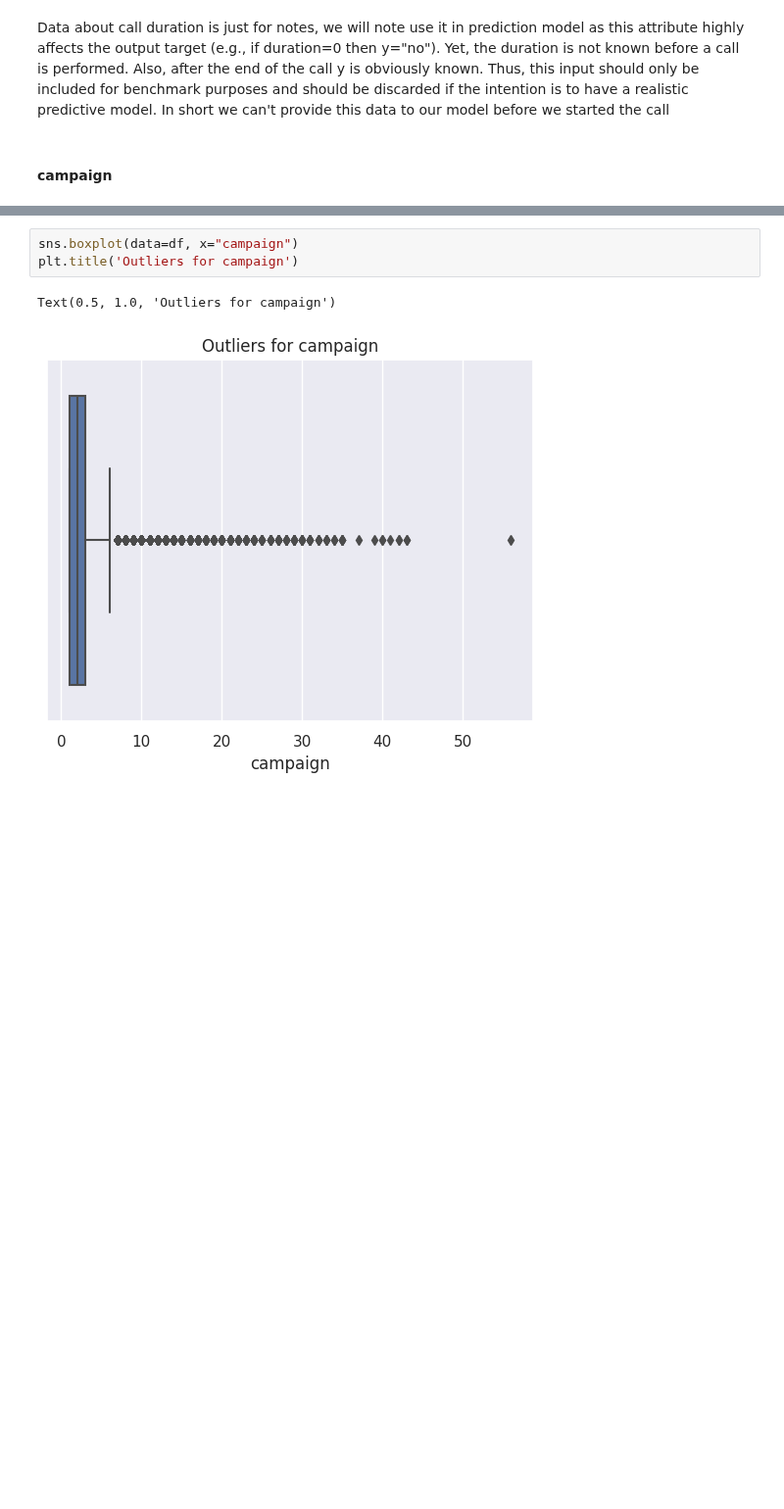
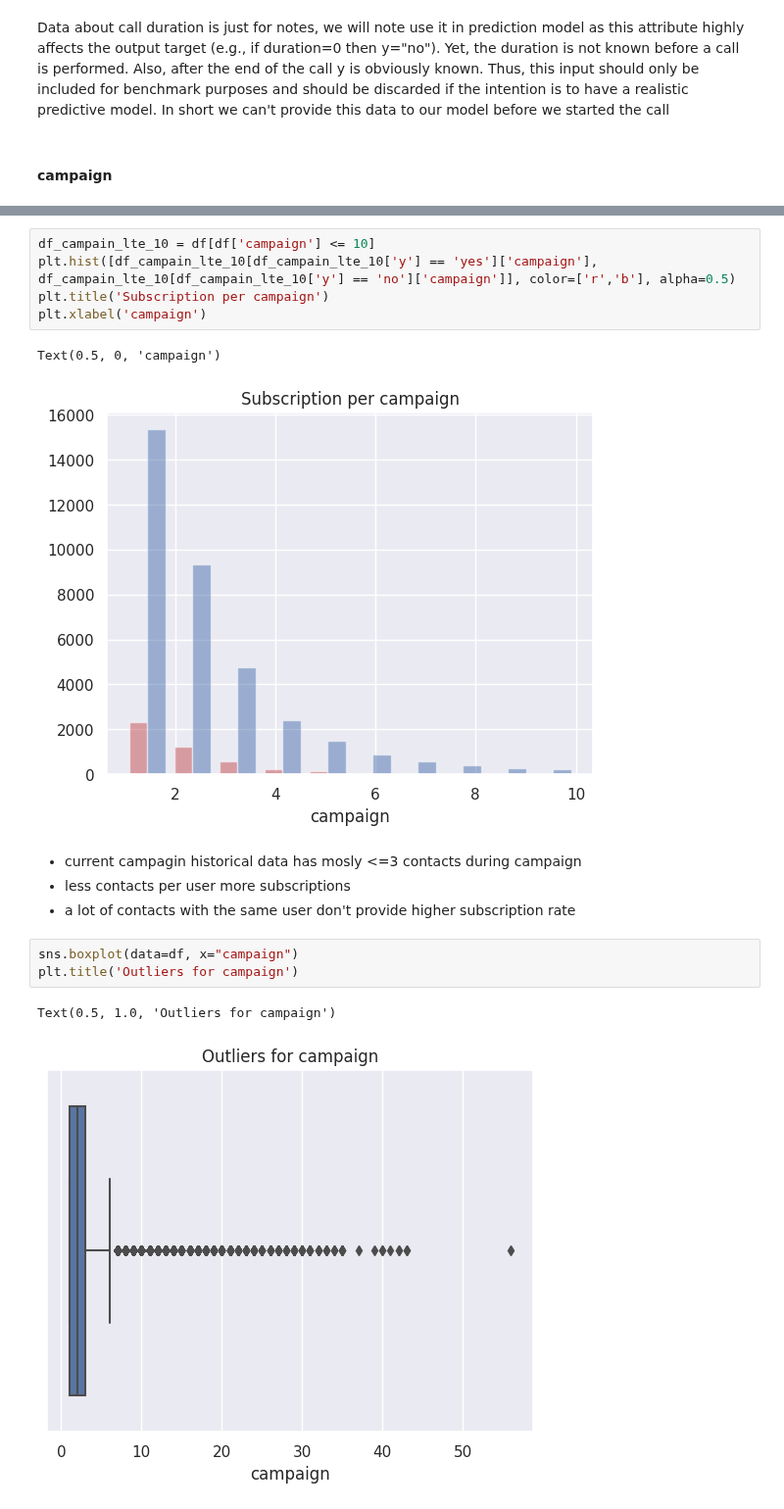
Before and after one commit to dmytrovelychko/rd_ds_python, a Jupyter notebook: cw.ipynb, the cells around one changed output, grey strips where cells are left out. Shown at 98% size. Cells and saved outputs as stored; diff of their text form; blank space fills up the shorter version.

```diff
--- a/cw.ipynb
+++ b/cw.ipynb
@@ -206,3 +225,15 @@ sns.histplot(df[df['campaign'] <= 10]['campaign'], kde=True)
+# %%
+df_campain_lte_10 = df[df['campaign'] <= 10]
+plt.hist([df_campain_lte_10[df_campain_lte_10['y'] == 'yes']['campaign'], df_campain_lte_10[df_campain_lte_10['y'] == 'no']['campaign']], color=['r','b'], alpha=0.5)
+plt.title('Subscription per campaign')
+plt.xlabel('campaign')
+# %% [output]
+Text(0.5, 0, 'campaign')
+[figure, added]
+# %% [markdown]
+- current campagin historical data has mosly <=3 contacts during campaign
+- less contacts per user more subscriptions
+- a lot of contacts with the same user don't provide higher subscription rate
 # %%
 sns.boxplot(data=df, x="campaign")
 plt.title('Outliers for campaign')
```
Also changed, not shown: parts of 6 cells of this notebook.
